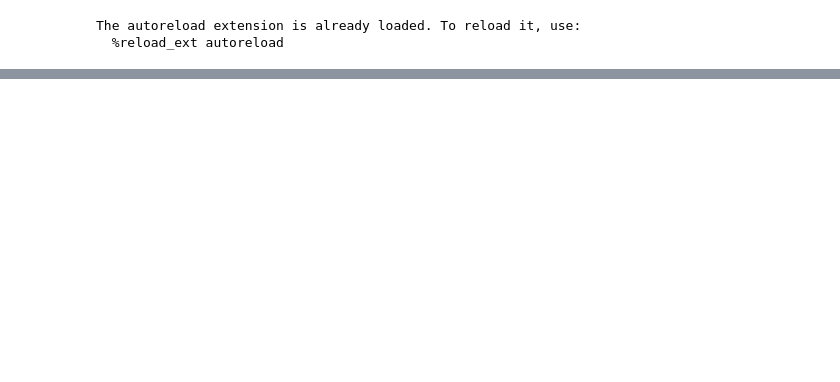
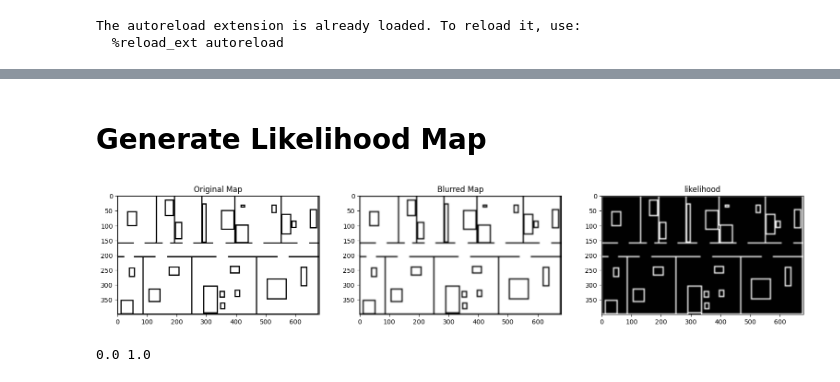
Before and after one commit to BasmaElhoseny01/Robotics-Assigment, a Jupyter notebook: assigment.ipynb, the cells around one changed output, grey strips where cells are left out. Cells and saved outputs as stored; diff of their text form; code cells hidden in the pictures; blank space fills up the shorter version.

```diff
--- a/assigment.ipynb
+++ b/assigment.ipynb
@@ -140,3 +165,21 @@ laser_range((600,350,-75))
 [figure]
 [figure]
 [figure]
+# %% [markdown]
+# Generate Likelihood Map
+# %%
+# Gaussian Blur for the Map
+Blurred_map= cv2.GaussianBlur(map*255, (9, 9), 0)  # Adjust the kernel size as needed
+
+# Get Likelihood Map
+likelihood= 255 - Blurred_map  # Adjust the kernel size as needed
+
+# Add 0.01 to prevent zero probability
+likelihood+=1
+likelihood=likelihood/255.0
+
+show_images([map,Blurred_map,likelihood],['Original Map','Blurred Map','likelihood'])
+print(np.min(likelihood),np.max(likelihood))
+# %% [output]
+[figure, added]
+0.0 1.0
```
Also changed, not shown: parts of 8 cells of this notebook, 1 other file.
